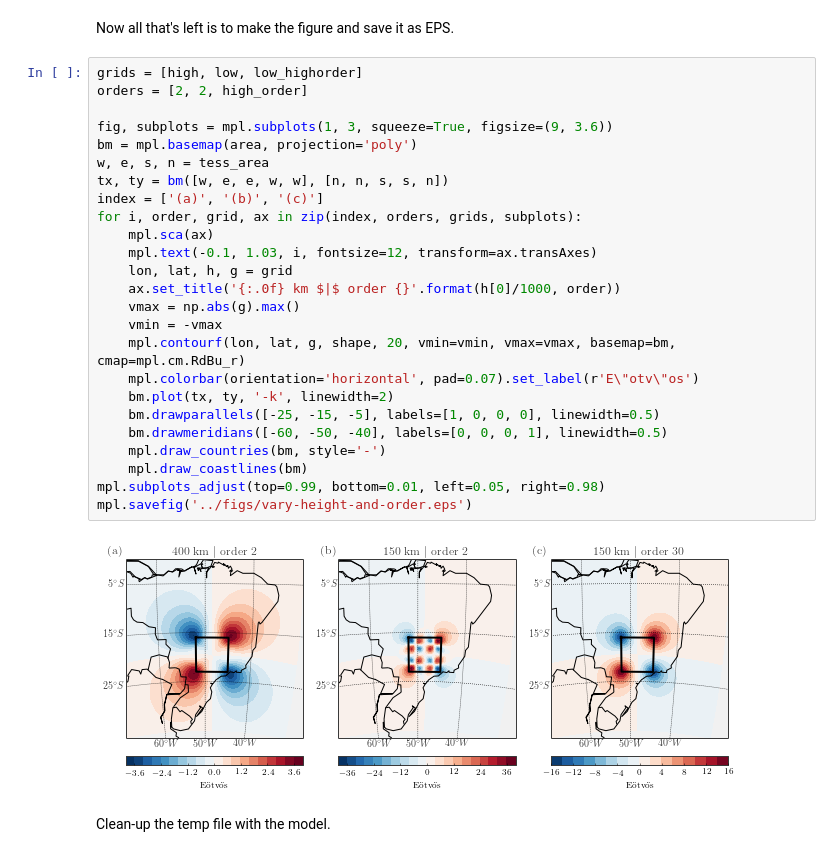
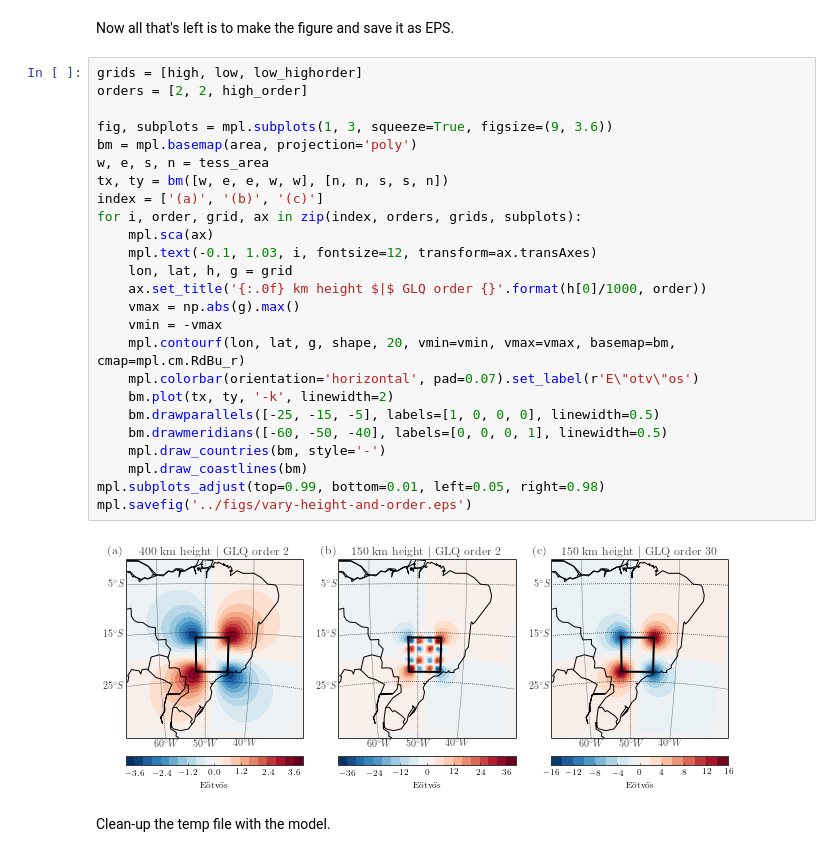
Before and after one commit to pinga-lab/paper-tesseroids, a Jupyter notebook: notebooks/methods_figures.ipynb, the cells around one changed output. Cells and saved outputs as stored; diff of their text form.

Commit message:
Better title for vary height/order fig

```diff
--- a/notebooks/methods_figures.ipynb
+++ b/notebooks/methods_figures.ipynb
@@ -79,30 +79,30 @@ Now all that's left is to make the figure and save it as EPS.
 # %%
 grids = [high, low, low_highorder]
 orders = [2, 2, high_order]
 
 fig, subplots = mpl.subplots(1, 3, squeeze=True, figsize=(9, 3.6))
 bm = mpl.basemap(area, projection='poly')
 w, e, s, n = tess_area
 tx, ty = bm([w, e, e, w, w], [n, n, s, s, n])
 index = ['(a)', '(b)', '(c)']
 for i, order, grid, ax in zip(index, orders, grids, subplots):
     mpl.sca(ax)
     mpl.text(-0.1, 1.03, i, fontsize=12, transform=ax.transAxes)
     lon, lat, h, g = grid
-    ax.set_title('{:.0f} km $|$ order {}'.format(h[0]/1000, order))
+    ax.set_title('{:.0f} km height $|$ GLQ order {}'.format(h[0]/1000, order))
     vmax = np.abs(g).max()
     vmin = -vmax
     mpl.contourf(lon, lat, g, shape, 20, vmin=vmin, vmax=vmax, basemap=bm, cmap=mpl.cm.RdBu_r)
     mpl.colorbar(orientation='horizontal', pad=0.07).set_label(r'E\"otv\"os')
     bm.plot(tx, ty, '-k', linewidth=2)
     bm.drawparallels([-25, -15, -5], labels=[1, 0, 0, 0], linewidth=0.5)
     bm.drawmeridians([-60, -50, -40], labels=[0, 0, 0, 1], linewidth=0.5)
     mpl.draw_countries(bm, style='-')
     mpl.draw_coastlines(bm)
 mpl.subplots_adjust(top=0.99, bottom=0.01, left=0.05, right=0.98)
 mpl.savefig('../figs/vary-height-and-order.eps')
 # %% [output]
-[figure, old version]
+[figure, new version]
 # %% [markdown]
 Clean-up the temp file with the model.
 # %%
```
Also changed, not shown: parts of 1 cell of this notebook, 1 other file.
